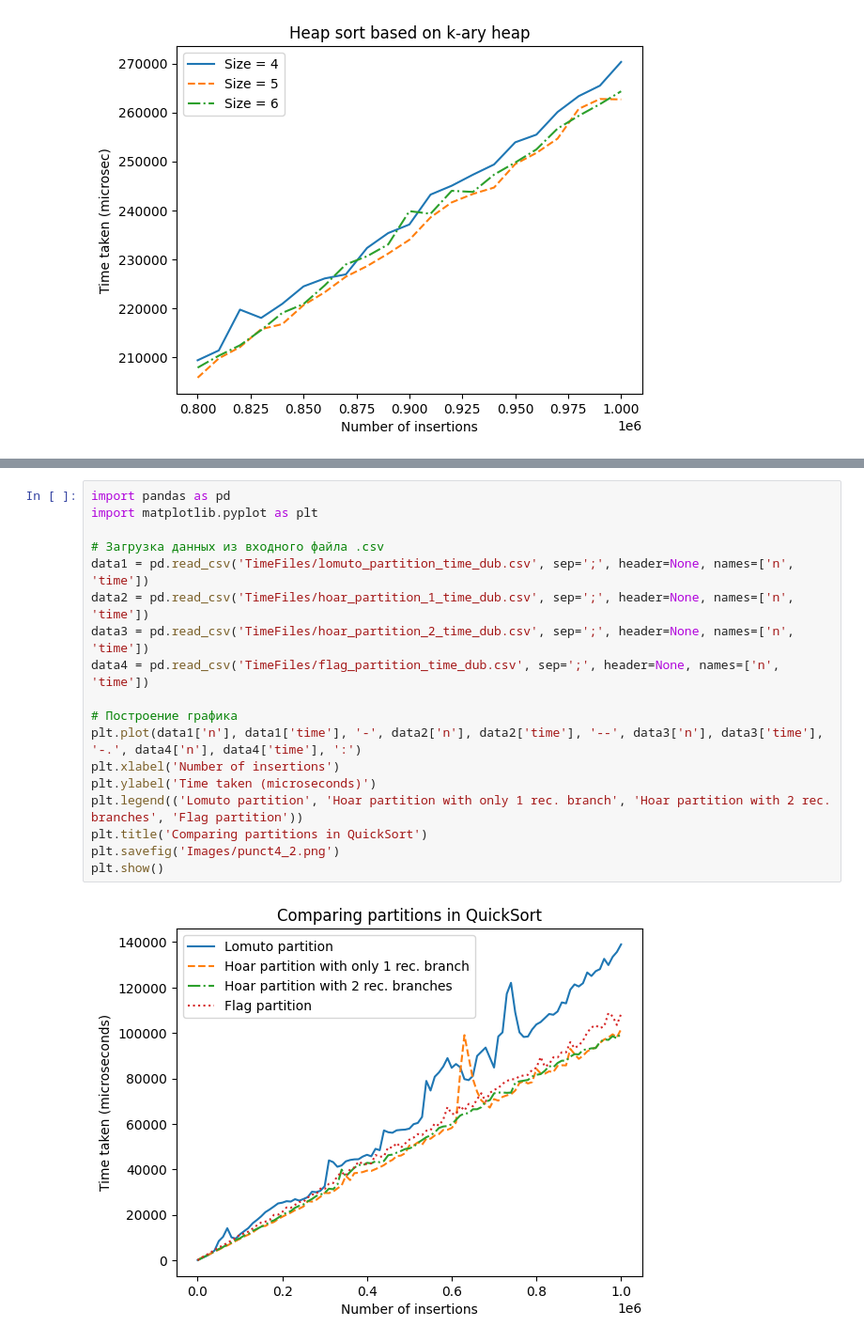
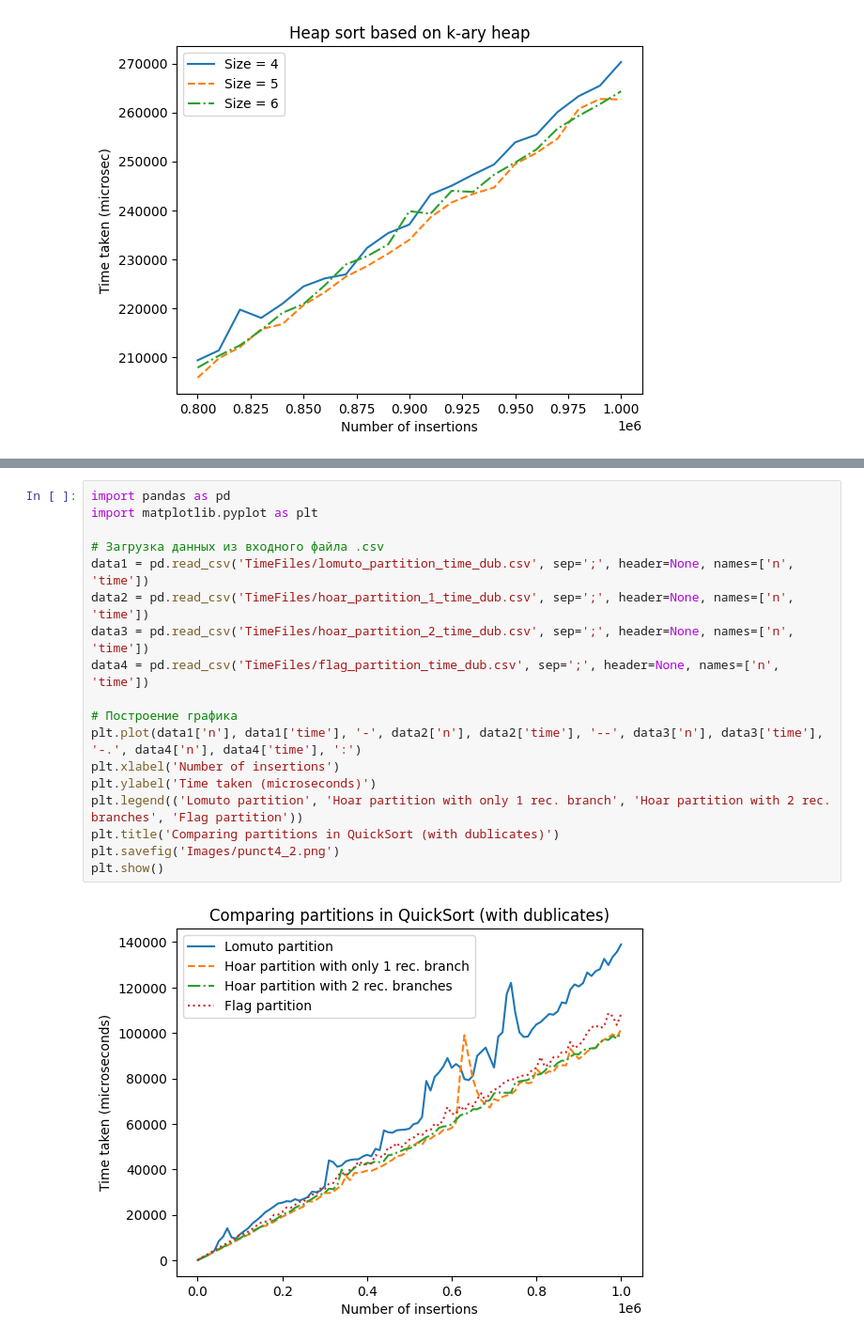
Before and after one commit to Ch1n-ch1nless/MiptLabs, a Jupyter notebook: Laba3/NotebookForGraphics.ipynb, the cells around one changed output, grey strips where cells are left out. Shown: that part at 94% size. Saved outputs shown, nothing was run; the diff lists cells and outputs as text.

```diff
--- a/Laba3/NotebookForGraphics.ipynb
+++ b/Laba3/NotebookForGraphics.ipynb
@@ -118,20 +118,20 @@ plt.show()
 # %%
 import pandas as pd
 import matplotlib.pyplot as plt
 
 # Загрузка данных из входного файла .csv
 data1 = pd.read_csv('TimeFiles/lomuto_partition_time_dub.csv', sep=';', header=None, names=['n', 'time'])
 data2 = pd.read_csv('TimeFiles/hoar_partition_1_time_dub.csv', sep=';', header=None, names=['n', 'time'])
 data3 = pd.read_csv('TimeFiles/hoar_partition_2_time_dub.csv', sep=';', header=None, names=['n', 'time'])
 data4 = pd.read_csv('TimeFiles/flag_partition_time_dub.csv', sep=';', header=None, names=['n', 'time'])
 
 # Построение графика
 plt.plot(data1['n'], data1['time'], '-', data2['n'], data2['time'], '--', data3['n'], data3['time'], '-.', data4['n'], data4['time'], ':')
 plt.xlabel('Number of insertions')
 plt.ylabel('Time taken (microseconds)')
 plt.legend(('Lomuto partition', 'Hoar partition with only 1 rec. branch', 'Hoar partition with 2 rec. branches', 'Flag partition'))
-plt.title('Comparing partitions in QuickSort')
+plt.title('Comparing partitions in QuickSort (with dublicates)')
 plt.savefig('Images/punct4_2.png')
 plt.show()
 # %% [output]
-[figure, old version]
+[figure, new version]
```
Also changed, not shown: parts of 3 cells of this notebook, 22 other files.
